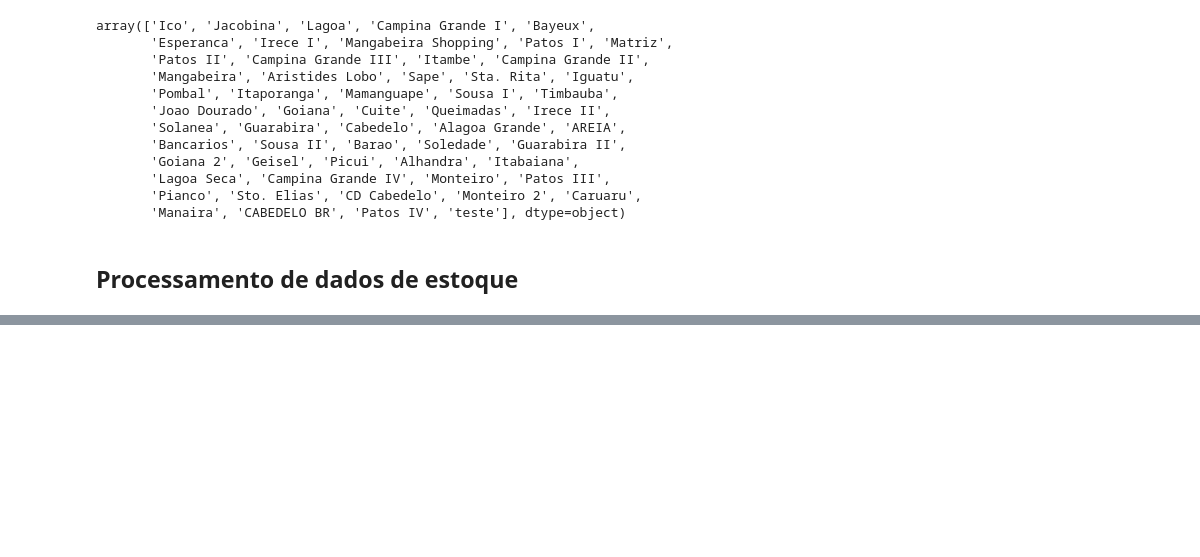
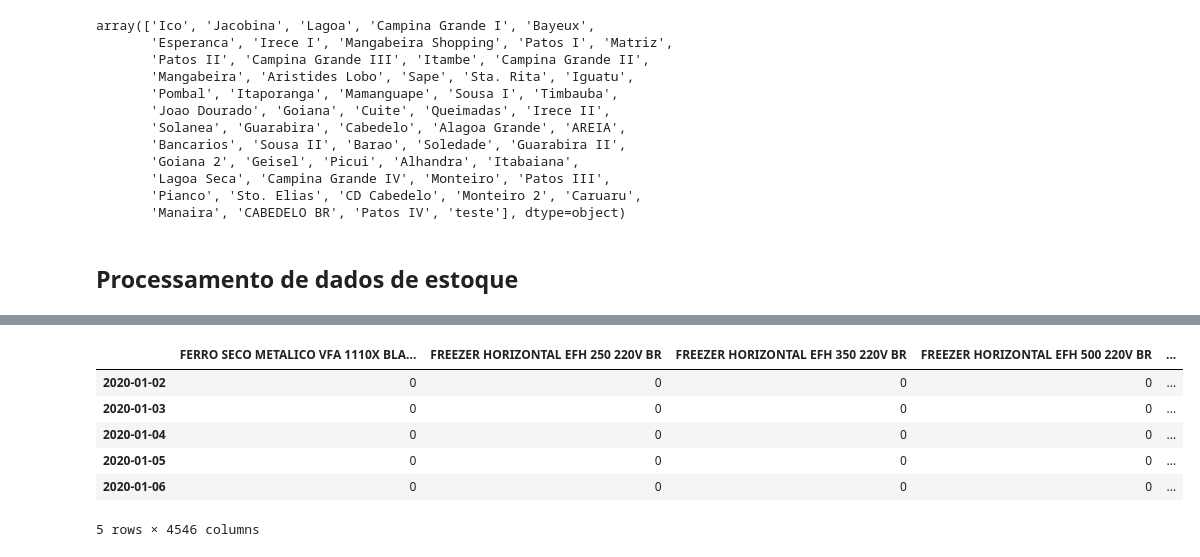
Before and after one commit to LuyzaDomingos/PrevisaoVendasFinalVersion, a Jupyter notebook: previsao/ProcessamentoDados.ipynb, the cells around one changed output, grey strips where cells are left out. Drawn from its saved outputs; the diff is of its cells as text; code cells hidden in the pictures; blank space fills up the shorter version.

```diff
--- a/previsao/ProcessamentoDados.ipynb
+++ b/previsao/ProcessamentoDados.ipynb
@@ -343,0 +455,22 @@ NameError: name 'df' is not defined
+# %%
+import pandas as pd
+
+dfv = []
+for month in ['JAN', 'FEB', 'MAR','APR', 'MAY', 'JUN', 'JUL', 'AUG', 'SEP', 'OCT', 'NOV', 'DEC']:
+    dfv.append(pd.read_csv('./2020/' + month +'.txt', delimiter=';',  encoding = 'cp1252', header=None))
+
+df_b = pd.concat(dfv)
+# %%
+df_b.columns = ['Chave Filial + Produto',
+'Código Filial',
+'Código Produto é com 6 caracteres',
+'Descrição de produto',
+'Ponto de reposição',
+'A classificar',
+'Saldo do produto',
+'Qtd Reserva',
+'Saldo disponível',
+'Dia',
+'Filial + Código Produto + Dia (Chave primária)',
+'CD de abastecimento'
+]
@@ -343,0 +509,19 @@ NameError: name 'df' is not defined
+# %%
+base20 = df_b.drop(columns=['Chave Filial + Produto', 'Ponto de reposição', 'A classificar',
+                        'Filial + Código Produto + Dia (Chave primária)'])
+
+
+index20 = pd.date_range(start='2020-01-02', end='2020-12-31', freq='D')
+columns20 = base20['Descrição de produto'].unique()
+
+df_20 = pd.DataFrame(index=index20, columns=columns20)
+df_20.fillna(value=0, inplace=True)
+df_20.head()
+# %% [output]
+|  | FERRO SECO METALICO VFA 1110X BLA... | FREEZER HORIZONTAL EFH 250 220V BR | FREEZER HORIZONTAL EFH 350 220V BR | FREEZER HORIZONTAL EFH 500 220V BR | ... |
+| 2020-01-02 | 0 | 0 | 0 | 0 | ... |
+| 2020-01-03 | 0 | 0 | 0 | 0 | ... |
+| 2020-01-04 | 0 | 0 | 0 | 0 | ... |
+| 2020-01-05 | 0 | 0 | 0 | 0 | ... |
+| 2020-01-06 | 0 | 0 | 0 | 0 | ... |
+5 rows × 4546 columns
```
Also changed, not shown: parts of 39 cells of this notebook, 2 other files.
